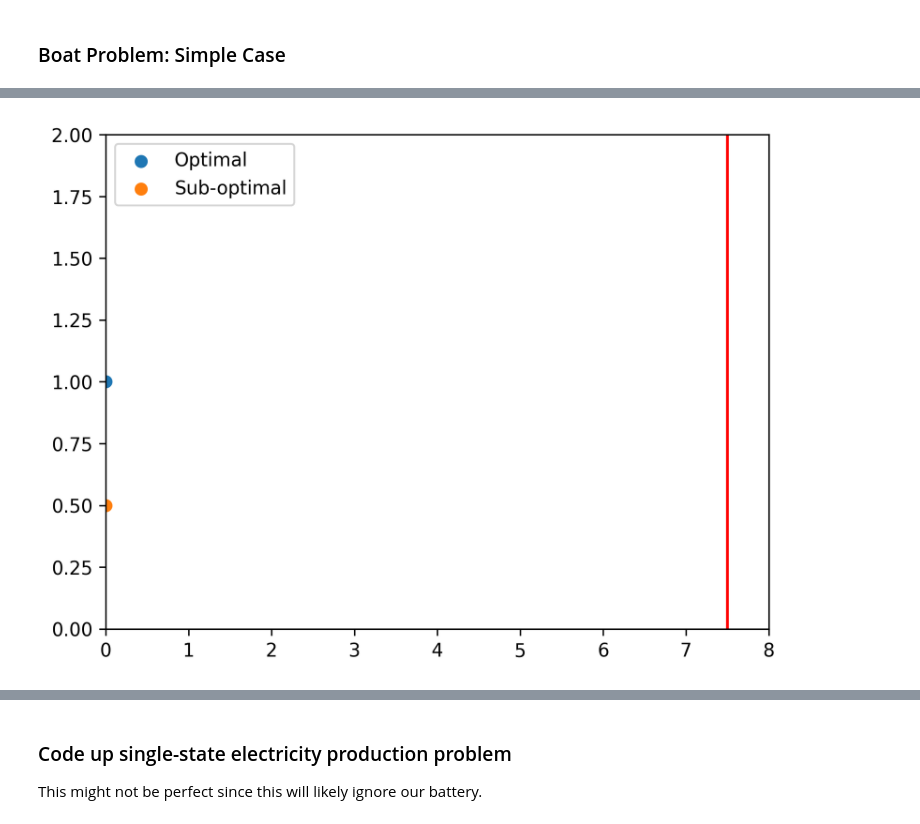
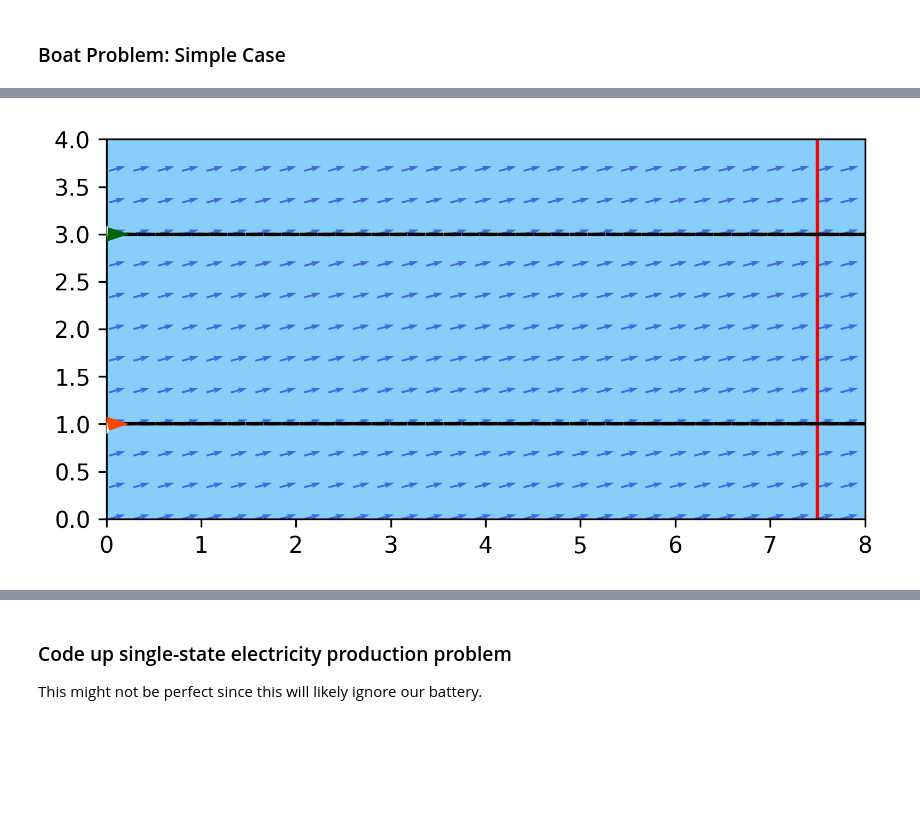
Before and after one commit to abraham-harris/optimized-sailing, a Jupyter notebook: abe_sandbox.ipynb, the cells around one changed output, grey strips where cells are left out. Cells and saved outputs as stored; diff of their text form; code cells hidden in the pictures; blank space fills up the shorter version.

```diff
--- a/abe_sandbox.ipynb
+++ b/abe_sandbox.ipynb
@@ -247,22 +267,60 @@ ValueError: x and y must have same first dimension, but have shapes (1000,) and
-# %%
-t = np.linspace(0, tf, 100)
-#Initializing figure specs
-fig = plt.figure()
-ax = fig.add_subplot(1,1,1)
-#print(sol1.sol(0)[0])
-#Defining function
-def update(t):
-    ax.clear()
-    ax.set_xlim([0,8])
-    ax.set_ylim([0,2])
-    ax.scatter(sol1.sol(t)[0],1, label = "Optimal")
-    ax.scatter(sol1.sol(t)[0],.5, label = "Sub-optimal")
-    ax.legend()
-    ax.plot([7.5,7.5],[0,2], c="red")
-animation = FuncAnimation(fig, update, frames=t)
-animation.save("race.mp4")
-# %% [output]
-[figure, removed]
+# %%
+t = np.linspace(0, tf, 100)
+#Initializing figure specs
+fig = plt.figure()
+ax = fig.add_subplot(1, 1, 1)
+
+ax = plt.gca()
+#print(sol1.sol(0)[0])
+#Defining function
+opt_checkpoints = []
+sub_opt_checkpoints = []
+def update(t):
+    ax.clear()
+    ax.set_xlim([0, 8])
+    ax.set_ylim([0, 4])
+    opt_checkpoints.append(sol1.sol(t)[0])
+    Opt_checkpoints = np.array(opt_checkpoints)
+    sub_opt_checkpoints.append(sol2.sol(t)[0])
+
+    ### Plot ###
+    ax.set_facecolor("lightskyblue") # background color
+
+    # Plot finish
+    ax.plot([7.5, 7.5], [0,7], zorder=2, c="red")
+
+    # Plot boat paths
+    ax.plot(opt_checkpoints, 3*np.ones_like(Opt_checkpoints), "k--", zorder=2)
+    ax.plot(sub_opt_checkpoints, 1*np.ones_like(Opt_checkpoints), "k--", zorder=2)
+
+    # Plot boat
+    windx = wind_funcx(t)
+    windy = wind_funcy(t)
+    good_thetas = optimal_theta(windx,windy)
+    bad_thetas = bad_theta(windx,windy)
+    opt_triangle_coords, opt_sail_coords = create_boat(center=(opt_checkpoints[-1], 3), size=0.1, phi=0, theta=good_thetas[0])
+    sub_triangle_coords, sub_sail_coords = create_boat(center=(sub_opt_checkpoints[-1], 1), size=0.1, phi=0, theta = bad_thetas[0])
+    opt_triangle_patch = patches.Polygon(opt_triangle_coords, closed=True, color="darkgreen", zorder=3)
+    sub_triangle_patch = patches.Polygon(sub_triangle_coords, closed=True, color="orangered", zorder=3)
+    opt_sail_patch = patches.Polygon(opt_sail_coords, closed=True, color="white", zorder=4)
+    sub_sail_patch = patches.Polygon(sub_sail_coords, closed=True, color="white", zorder=4)
+    ax.add_patch(opt_triangle_patch)
+    ax.add_patch(opt_sail_patch)
+    ax.add_patch(sub_triangle_patch)
+    ax.add_patch(sub_sail_patch)
+
+    # Plot wind
+    X, Y = np.meshgrid(np.linspace(-1, 8, 36), np.linspace(-1, 4, 16))
+    u = wind_funcx(X)
+    v = wind_funcy(Y)
+    ax.quiver(X, Y, u, v, color="royalblue", zorder=1)
+
+    plt.gca().set_aspect('equal')
+
+animation = FuncAnimation(fig, update, frames=t)
+animation.save("race.mp4")
+# %% [output]
+[figure, added]
 # %% [markdown]
 <video src="race.mp4" controls>
 # %% [markdown]
```
Also changed, not shown: parts of 7 cells of this notebook.
